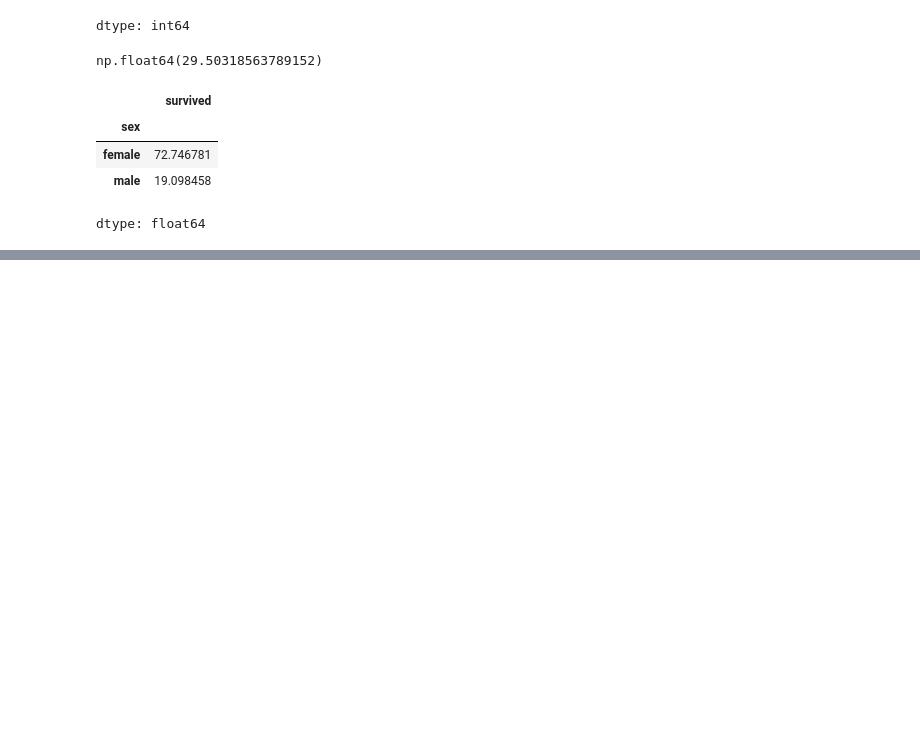
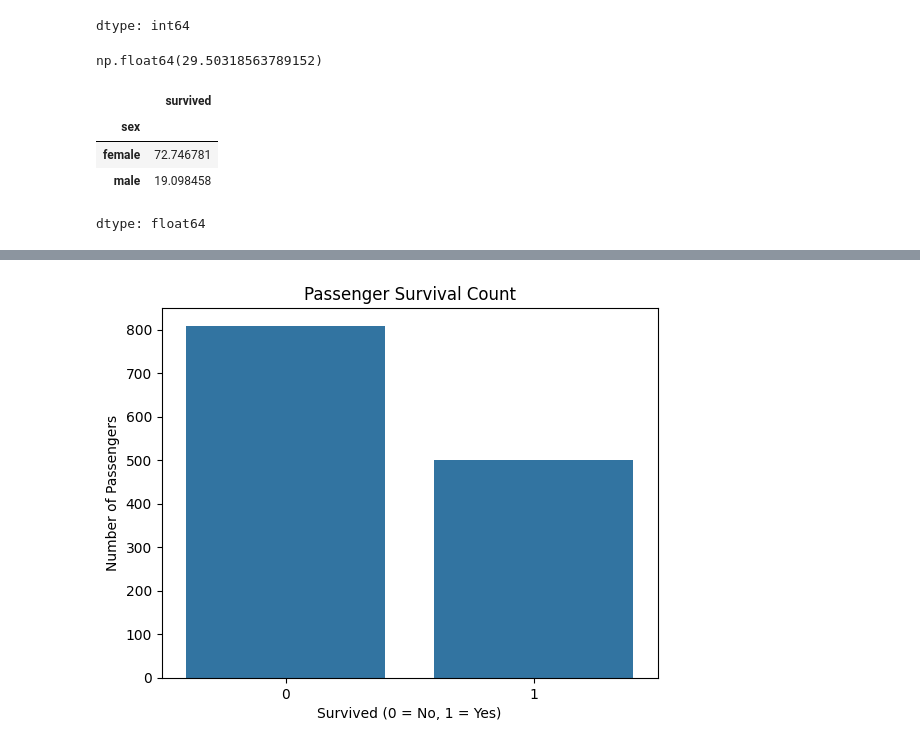
Before and after one commit to amanprasad625566-design/ybi_foundation_internship, a Jupyter notebook: ybifoundation.ipynb, the cells around one changed output, grey strips where cells are left out. Cells and saved outputs as stored; diff of their text form; code cells hidden in the pictures; blank space fills up the shorter version.

```diff
--- a/ybifoundation.ipynb
+++ b/ybifoundation.ipynb
@@ -338,0 +348,9 @@ import seaborn as sns
+# %%
+# survival count chart
+sns.countplot(data=df, x='survived')
+plt.title('Passenger Survival Count')
+plt.xlabel('Survived (0 = No, 1 = Yes)')
+plt.ylabel('Number of Passengers')
+plt.show()
+# %% [output]
+[figure, added]
```
Also changed, not shown: parts of 1 cell of this notebook.
